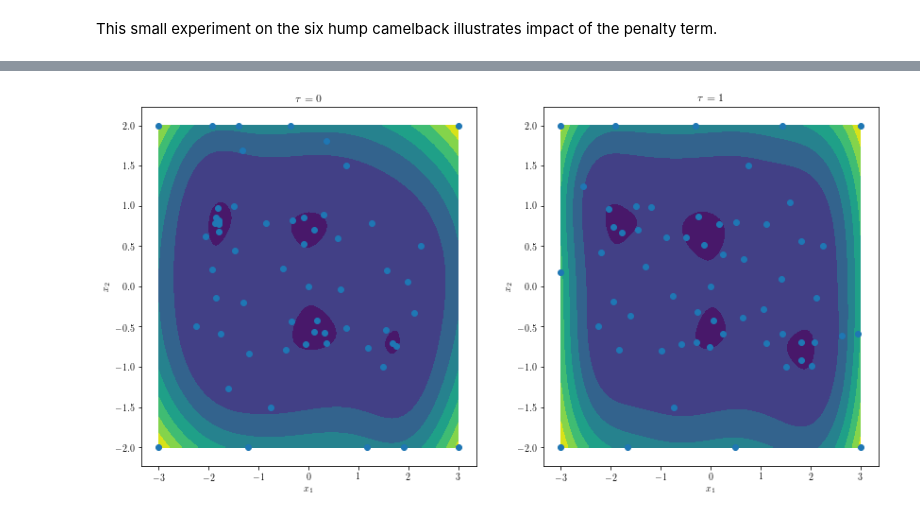
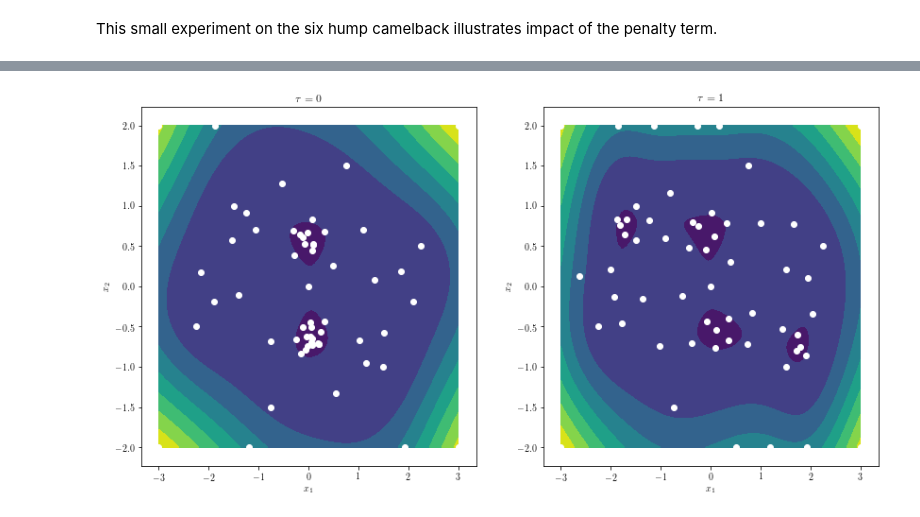
Before and after one commit to GPflow/GPflowOpt, a Jupyter notebook: doc/source/notebooks/new_acquisition.ipynb, the cells around one changed output, grey strips where cells are left out. Saved outputs shown, nothing was run; the diff lists cells and outputs as text; code cells hidden in the pictures.

```diff
--- a/doc/source/notebooks/new_acquisition.ipynb
+++ b/doc/source/notebooks/new_acquisition.ipynb
@@ -59,10 +59,10 @@ aeiv2 = AugmentedEI(m, 1)
 opt = GPflowOpt.optim.StagedOptimizer([GPflowOpt.optim.MCOptimizer(domain, 200),
                                        GPflowOpt.optim.SciPyOptimizer(domain)])
 
-bopt1 = GPflowOpt.BayesianOptimizer(domain, aeiv1, optimizer=opt)
+bopt1 = GPflowOpt.BayesianOptimizer(domain, aeiv1, optimizer=opt, scaling=False)
 bopt1.optimize(camelback, n_iter=50);
 
-bopt2 = GPflowOpt.BayesianOptimizer(domain, aeiv2, optimizer=opt)
+bopt2 = GPflowOpt.BayesianOptimizer(domain, aeiv2, optimizer=opt, scaling=False)
 bopt2.optimize(camelback, n_iter=50);
 
 f, axes = plt.subplots(1,2, figsize=(14,7))
@@ -79,5 +79,5 @@ for ax, t, acq in zip(axes, titles, [aeiv1, aeiv2]):
     ax.set_xlabel('$x_1$')
     ax.set_ylabel('$x_2$')
     ax.set_title(t)
-    ax.scatter(acq.data[0][:,0], acq.data[0][:,1])
+    ax.scatter(acq.data[0][:,0], acq.data[0][:,1], c='w')
 # %% [output]
@@ -93 +96 @@ Warning: inf or nan in gradient: replacing with zeros
-[figure, old version]
+[figure, new version]
```
Also changed, not shown: parts of 1 cell of this notebook, 1 other file.
